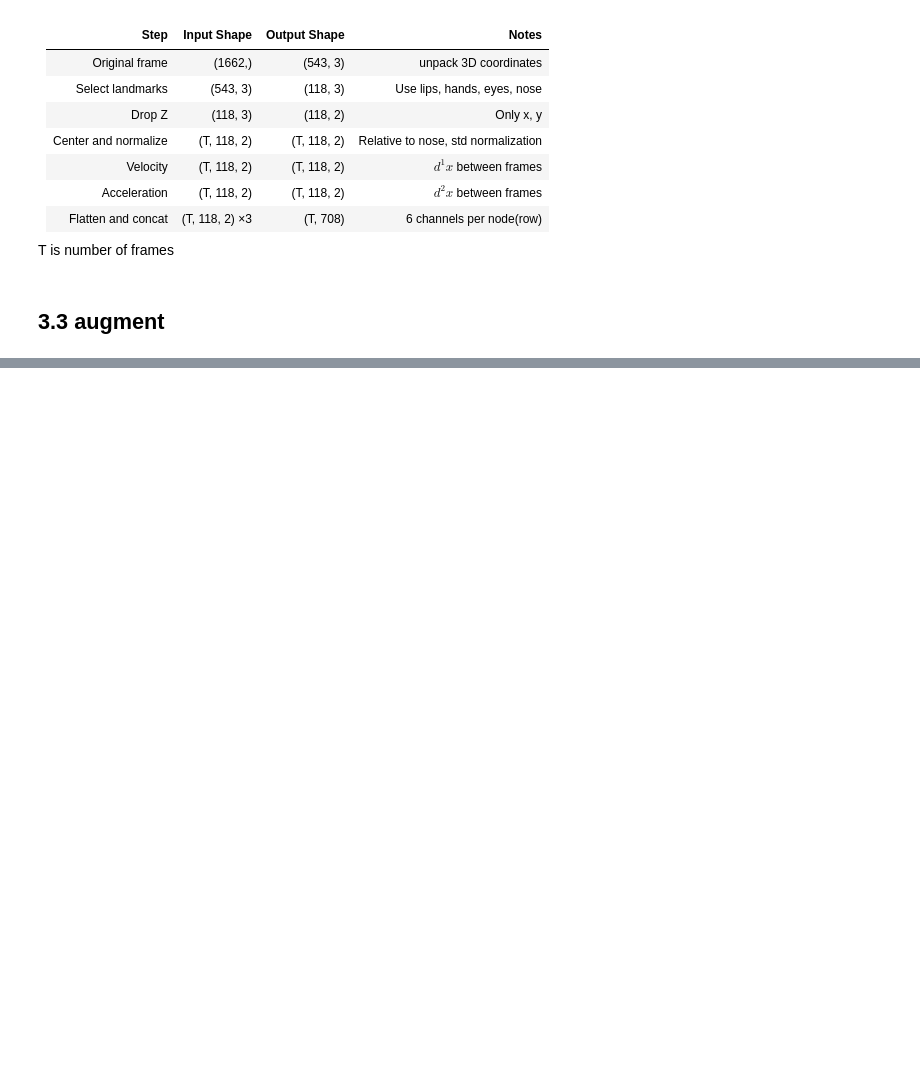
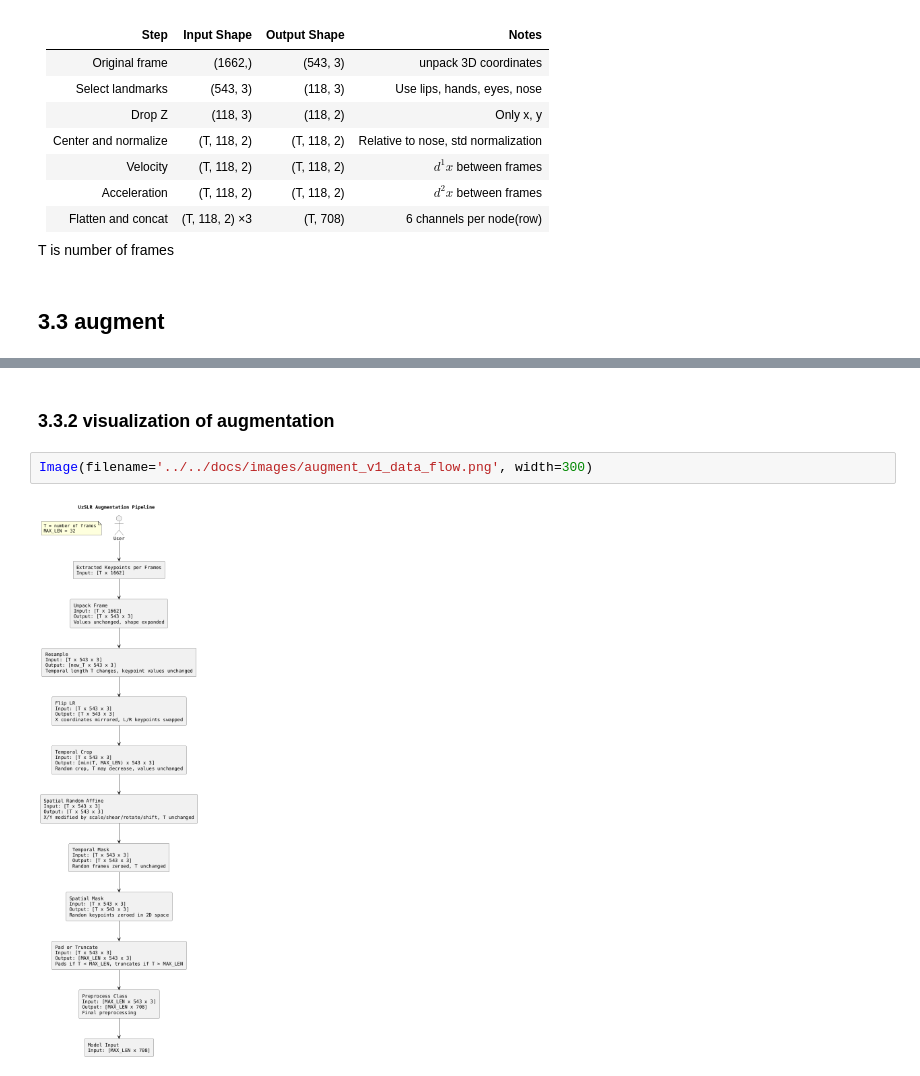
Before and after one commit to 00015775/uzslr-isolated-dynamic, a Jupyter notebook: preprocessing/notebooks/02_ak_preprocess_v1.ipynb, the cells around one changed output, grey strips where cells are left out. Drawn from its saved outputs; the diff is of its cells as text; blank space fills up the shorter version.

```diff
--- a/preprocessing/notebooks/02_ak_preprocess_v1.ipynb
+++ b/preprocessing/notebooks/02_ak_preprocess_v1.ipynb
@@ -520,0 +756,6 @@ T is number of frames
+# %% [markdown]
+### 3.3.2 visualization of augmentation
+# %%
+Image(filename='../../docs/images/augment_v1_data_flow.png', width=300)
+# %% [output]
+[figure, added]
```
Also changed, not shown: parts of 20 cells of this notebook, 1 other file.
